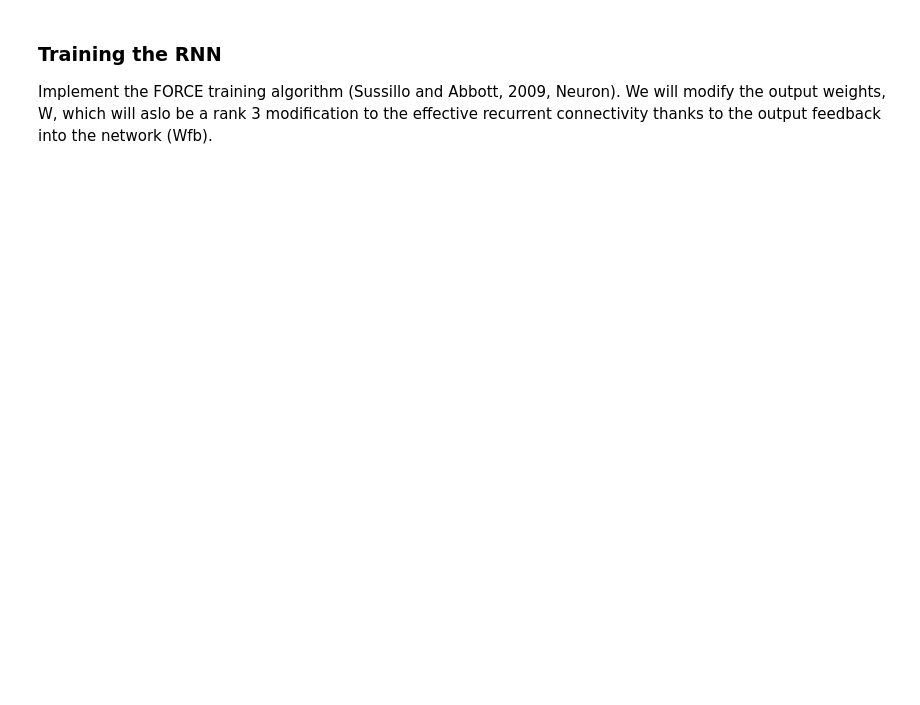
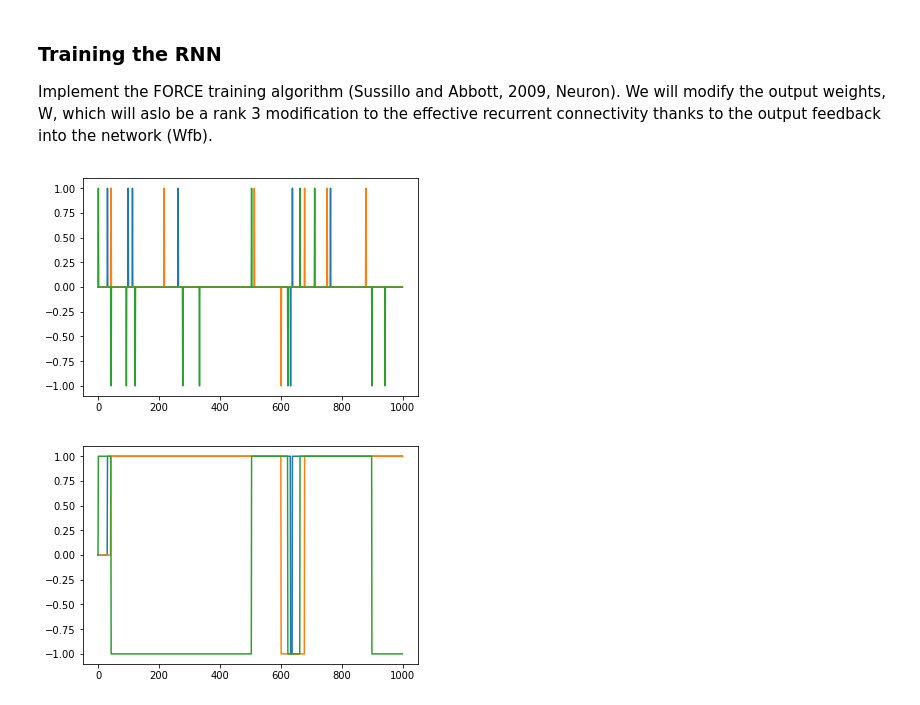
Before and after one commit to martharobinson/exploring_rnns, a Jupyter notebook: sussillo_barak_2013_worked_examples.ipynb, the cells around one changed output. Drawn from its saved outputs; the diff is of its cells as text; code cells hidden in the pictures; blank space fills up the shorter version.

```diff
--- a/sussillo_barak_2013_worked_examples.ipynb
+++ b/sussillo_barak_2013_worked_examples.ipynb
@@ -193,0 +202,38 @@ e_minus = real_output - target_output
+# %%
+# Re-initialzie rnn to "clean" state
+network = create_rnn(x,J,B,u,Wfb,W,r,z,N,Nu,Nz)
+
+# Generate inputs and target outputs
+# Inputs should be mostly zero, and occasioanlly take a value of
+# +1 or -1. Outputs should maintain the sign of the last corresponding input pulse
+T = 1000
+t = np.arange(0,T)
+target_output = np.zeros([3,T])
+target_output[:,1] = [1,1,1]
+inputs = np.zeros([3,T])
+
+for i in t[1:]:
+    #keep target output constant unless something changes
+    target_output[:,i] = target_output[:,i-1]
+    # 0.01% chance for a signal in any input channel
+    inputs[(np.random.random([network.numinputs,]) > 0.99),i] = 1
+    # if there's any change in the input
+    if np.sum(inputs[:,i] > 0):
+        # randomly assign this input a sign
+        n, p = 1, 0.5
+        s = np.random.binomial(n,p,3) # 3 coin flips
+        s[s==0] = -1
+        inputs[:,i] = inputs[:,i] * s
+        inputs[:,i] = np.sign(inputs[:,i])
+        # loop through target outputs and change relevant ones
+        for o in range(network.numoutputs):
+            if inputs[o,i] != 0:
+                target_output[o,i] = inputs[o,i]
+
+plt.plot(np.transpose(inputs[:,:1000]))
+plt.show()
+plt.plot(np.transpose(target_output[:,:1000]))
+plt.show()
+# %% [output]
+[figure, added]
+[figure, added]
```
Also changed, not shown: parts of 10 cells of this notebook.
